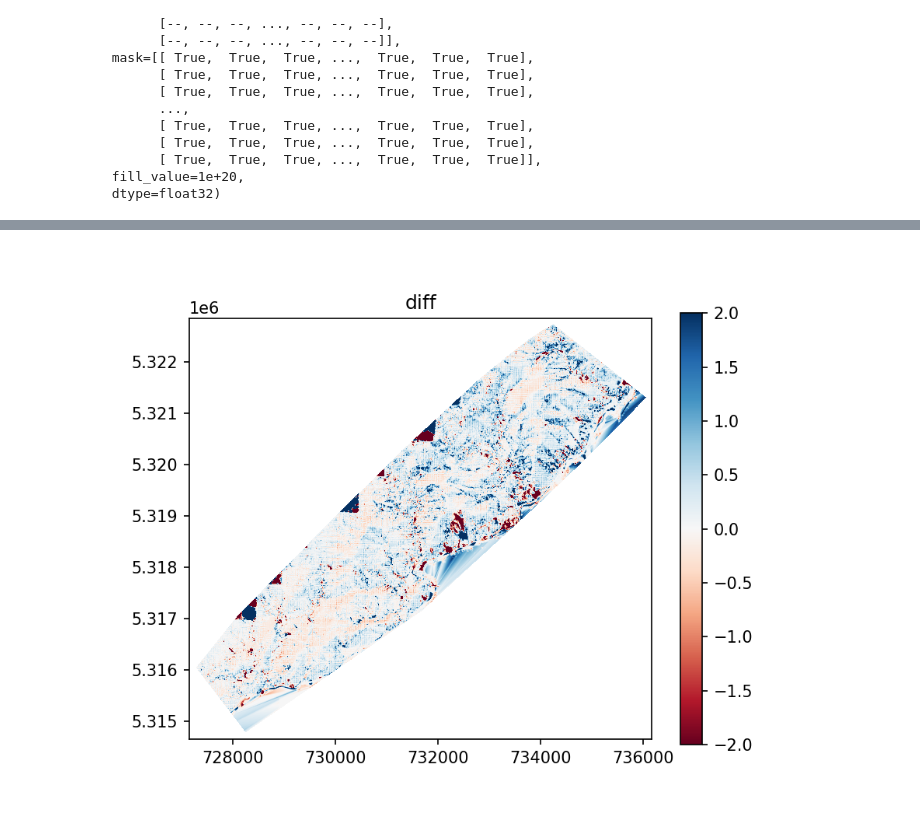
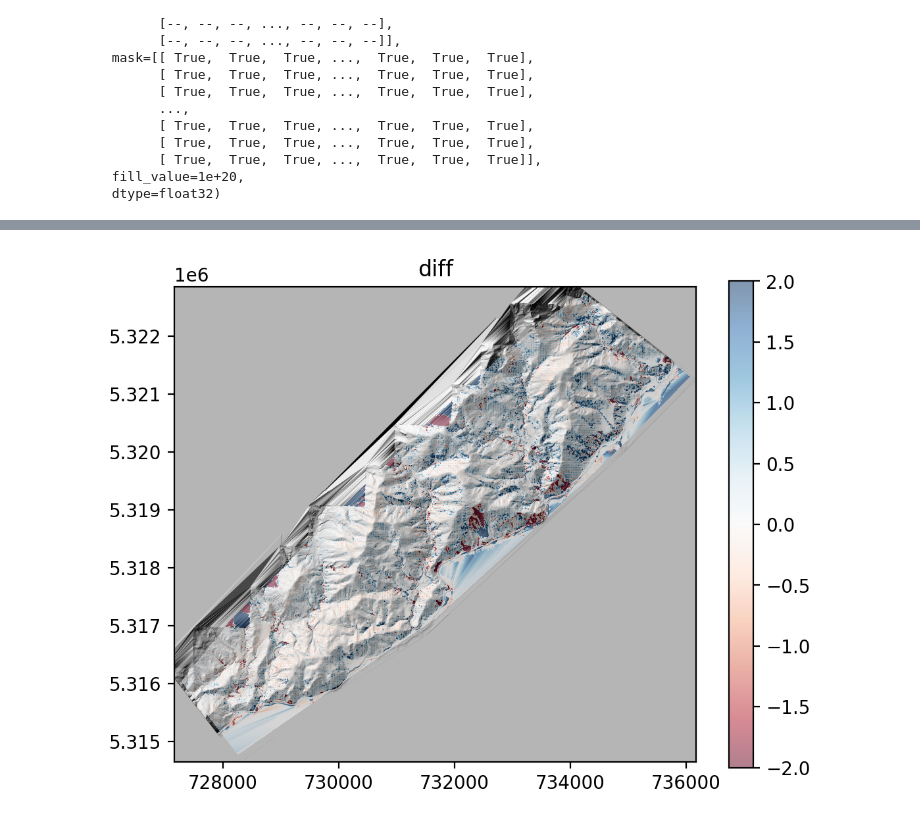
Before and after one commit to UW-GDA/nz-landslides, a Jupyter notebook: notebooks/4-calculating-differences&correlations.ipynb, the cells around one changed output, grey strips where cells are left out. Cells and saved outputs as stored; diff of their text form; code cells hidden in the pictures.

Commit message:
nice diff plot

```diff
--- a/notebooks/4-calculating-differences&correlations.ipynb
+++ b/notebooks/4-calculating-differences&correlations.ipynb
@@ -35,6 +35,11 @@ vrt17_r = vrt17_src.read(1, masked=True)
 vrt18_fn = res_vrt_path[2]
 vrt18_src = rio.open(vrt18_fn)
 vrt18_r = vrt18_src.read(1, masked=True)
+# %%
+hs18_fn = "/home/jovyan/nz-landslides/1-raw-data/dem/2018_hs.vrt"
+hs18_src = rio.open(hs18_fn)
+hs18_r = hs18_src.read(1, masked=True)
+hs18_r_extent = rio.plot.plotting_extent(hs18_src)
 # %%
 proj_crs = vrt16_src.crs
 # %%
@@ -105,17 +110,18 @@ plt.xlim(-10, 10);
 # %%
 xmin, xmax, ymin, ymax = vrt18_fa_ma_extent
 
-f, ax = plt.subplots(dpi=150)
+f, ax = plt.subplots(dpi=200)
 # f, ax = plt.subplots()
-im = ax.imshow(diff, extent=vrt18_fa_ma_extent, vmin=-2, vmax=2, cmap='RdBu')
+ax.imshow(hs18_r, extent=hs18_r_extent, cmap='gray')
+im = ax.imshow(diff, extent=vrt18_fa_ma_extent, vmin=-2, vmax=2, cmap='RdBu', alpha=0.5)
 # inventory_gpd_clipped.plot(ax=ax, facecolor='none', edgecolor='k')
 ax.set_title('diff')
 f.colorbar(im, ax=ax)
 plt.xlim(xmin-100, xmax+100)
 plt.ylim(ymin-100, ymax+100)
 plt.show()
 # %% [output]
-[figure, old version]
+[figure, new version]
 # %%
 # fa_ma   = [vrt16_fa_ma, vrt17_fa_ma, vrt18_fa_ma]
 # fa_vrts = ["/home/jovyan/nz-landslides/1-raw-data/dem/2016_fa.vrt",
```
Also changed, not shown: parts of 2 cells of this notebook, 4 other files.
